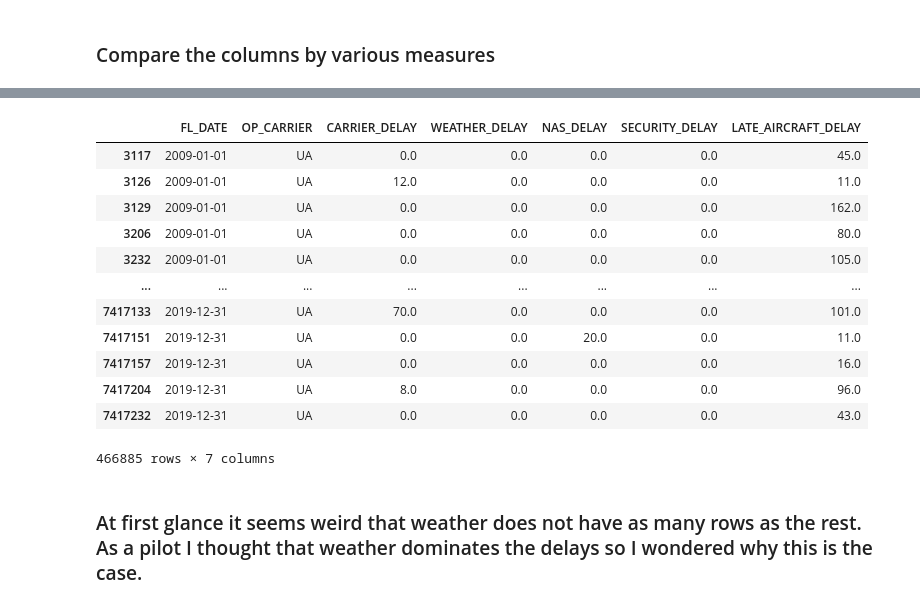
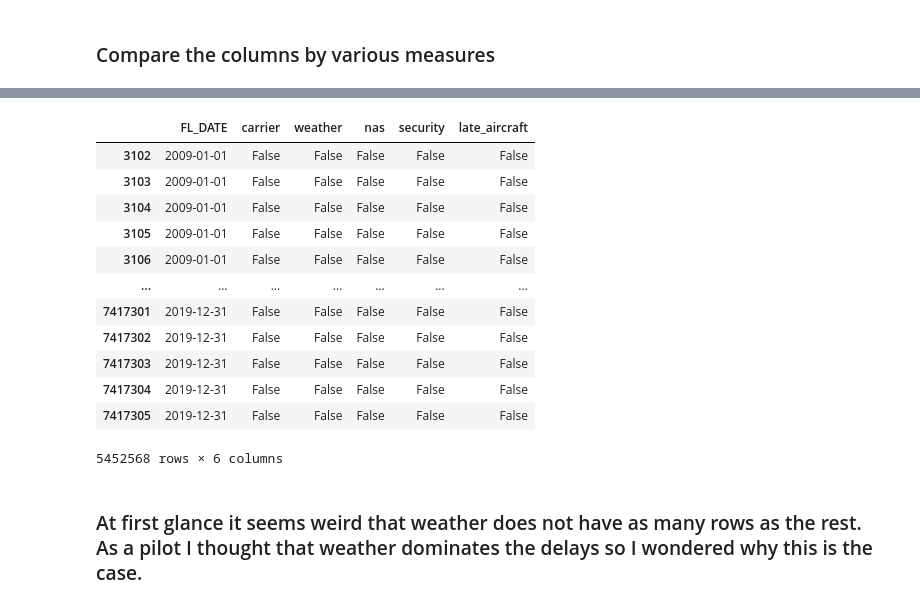
Before and after one commit to Alfred-W-S-Pirovits-Jr/individual-project, a Jupyter notebook: explore.ipynb, the cells around one changed output, grey strips where cells are left out. Cells and saved outputs as stored; diff of their text form; code cells hidden in the pictures.

```diff
--- a/explore.ipynb
+++ b/explore.ipynb
@@ -73,3 +66,2 @@ carrier
 # %%
-weather = flights[flights['WEATHER_DELAY'] > 0]
-weather
+flights_cat['weather'] = flights_cat.WEATHER_DELAY > 0
@@ -124,20 +72,21 @@ security
 # %%
-late_aircraft = flights[flights['LATE_AIRCRAFT_DELAY'] > 0]
-late_aircraft
+flights_cat['late_aircraft'] = flights_cat.LATE_AIRCRAFT_DELAY > 0
-# %% [output]
-|  | FL_DATE | OP_CARRIER | CARRIER_DELAY | WEATHER_DELAY | NAS_DELAY | SECURITY_DELAY | LATE_AIRCRAFT_DELAY |
-| 3117 | 2009-01-01 | UA | 0.0 | 0.0 | 0.0 | 0.0 | 45.0 |
-| 3126 | 2009-01-01 | UA | 12.0 | 0.0 | 0.0 | 0.0 | 11.0 |
-| 3129 | 2009-01-01 | UA | 0.0 | 0.0 | 0.0 | 0.0 | 162.0 |
-| 3206 | 2009-01-01 | UA | 0.0 | 0.0 | 0.0 | 0.0 | 80.0 |
-| 3232 | 2009-01-01 | UA | 0.0 | 0.0 | 0.0 | 0.0 | 105.0 |
-| ... | ... | ... | ... | ... | ... | ... | ... |
-| 7417133 | 2019-12-31 | UA | 70.0 | 0.0 | 0.0 | 0.0 | 101.0 |
-| 7417151 | 2019-12-31 | UA | 0.0 | 0.0 | 20.0 | 0.0 | 11.0 |
-| 7417157 | 2019-12-31 | UA | 0.0 | 0.0 | 0.0 | 0.0 | 16.0 |
-| 7417204 | 2019-12-31 | UA | 8.0 | 0.0 | 0.0 | 0.0 | 96.0 |
-| 7417232 | 2019-12-31 | UA | 0.0 | 0.0 | 0.0 | 0.0 | 43.0 |
-466885 rows × 7 columns
+# %%
+flights_cat.drop(columns=['OP_CARRIER', 'CARRIER_DELAY', 'WEATHER_DELAY', 'NAS_DELAY', 'SECURITY_DELAY', 'LATE_AIRCRAFT_DELAY'])
+# %% [output]
+|  | FL_DATE | carrier | weather | nas | security | late_aircraft |
+| 3102 | 2009-01-01 | False | False | False | False | False |
+| 3103 | 2009-01-01 | False | False | False | False | False |
+| 3104 | 2009-01-01 | False | False | False | False | False |
+| 3105 | 2009-01-01 | False | False | False | False | False |
+| 3106 | 2009-01-01 | False | False | False | False | False |
+| ... | ... | ... | ... | ... | ... | ... |
+| 7417301 | 2019-12-31 | False | False | False | False | False |
+| 7417302 | 2019-12-31 | False | False | False | False | False |
+| 7417303 | 2019-12-31 | False | False | False | False | False |
+| 7417304 | 2019-12-31 | False | False | False | False | False |
+| 7417305 | 2019-12-31 | False | False | False | False | False |
+5452568 rows × 6 columns
 # %% [markdown]
 ### At first glance it seems weird that weather does not have as many rows as the rest.  As a pilot I thought that weather dominates the delays so I wondered why this is the case.
 # %% [markdown]
```
Also changed, not shown: parts of 10 cells of this notebook.
